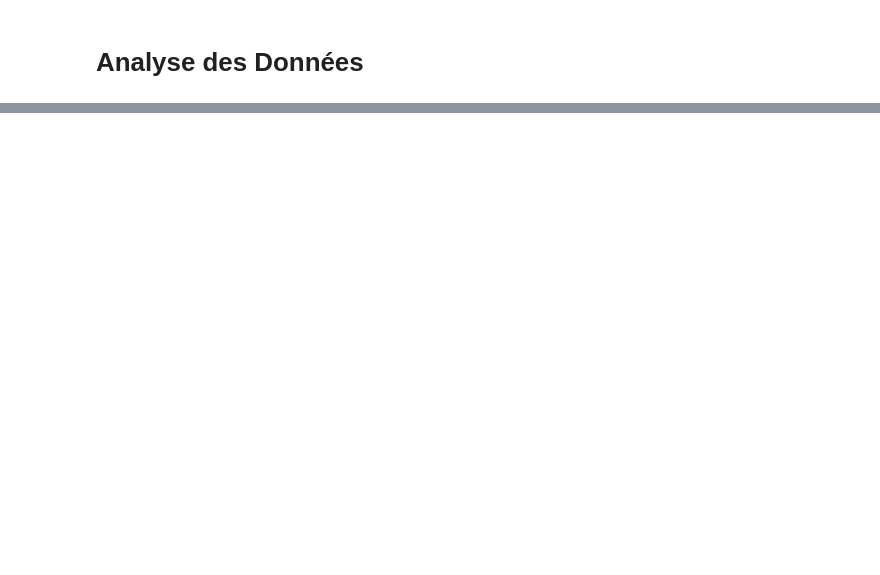
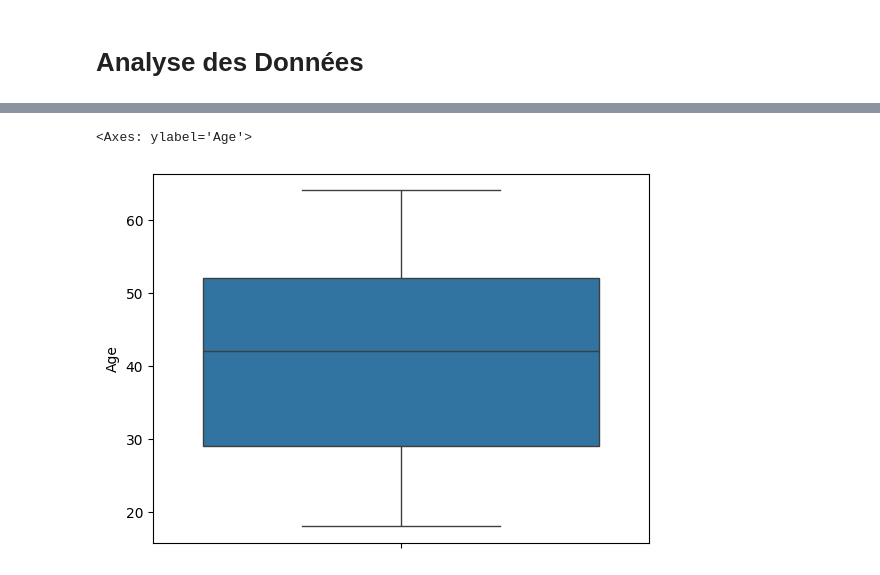
Before and after one commit to khelifaYacine/Menace-des-r-seaux-sociaux-, a Jupyter notebook: EDA_Temps_perdu_reseaux_sociaux.ipynb, the cells around one changed output, grey strips where cells are left out. Cells and saved outputs as stored; diff of their text form; code cells hidden in the pictures; blank space fills up the shorter version.

```diff
--- a/EDA_Temps_perdu_reseaux_sociaux.ipynb
+++ b/EDA_Temps_perdu_reseaux_sociaux.ipynb
@@ -20,0 +81,5 @@ df.head()
+# %%
+sns.boxplot(df["Age"])
+# %% [output]
+<Axes: ylabel='Age'>
+[figure, added]
```
Also changed, not shown: parts of 8 cells of this notebook.
